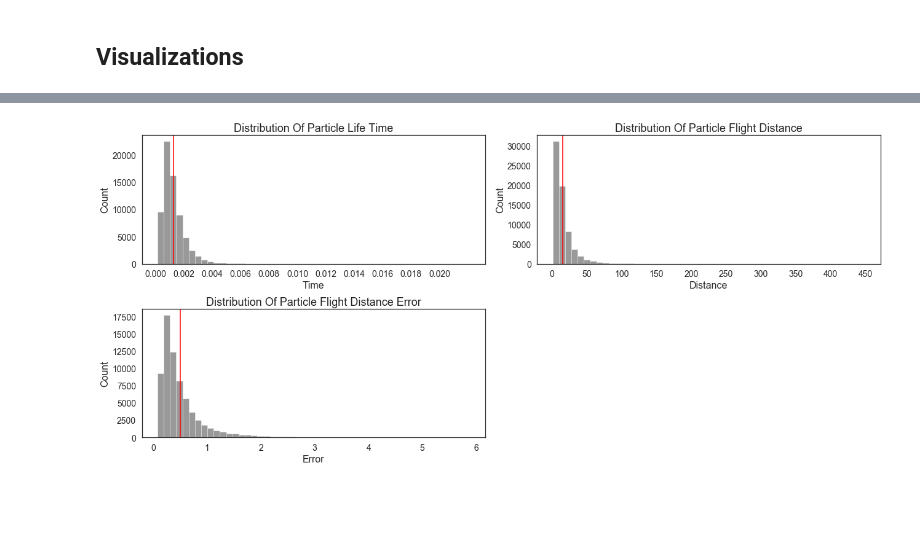
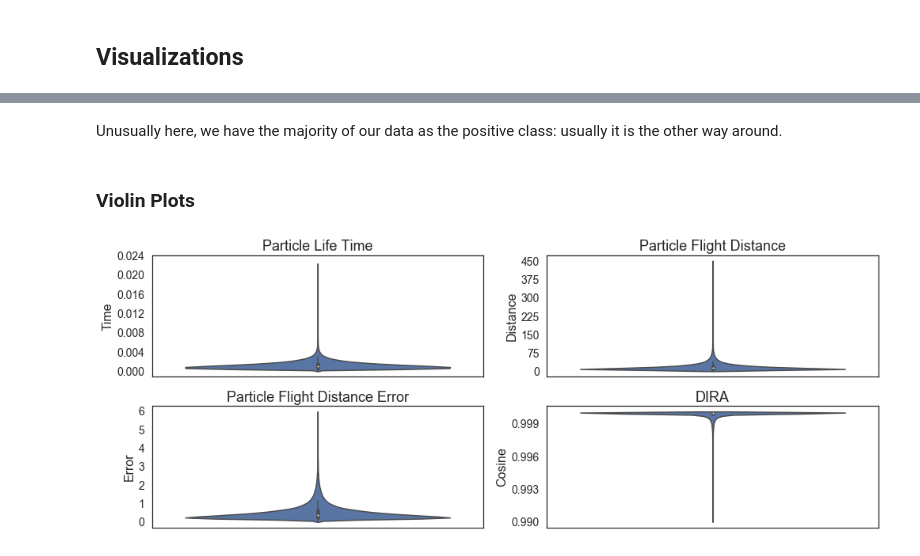
Before and after one commit to a-bergman/Flavors_Of_Physics, a Jupyter notebook: Code/Exploration & Visualizations.ipynb, the cells around one changed output, grey strips where cells are left out. Saved outputs shown, nothing was run; the diff lists cells and outputs as text; code cells hidden in the pictures; blank space fills up the shorter version.

Commit message:
finished visuals

```diff
--- a/Code/Exploration & Visualizations.ipynb
+++ b/Code/Exploration & Visualizations.ipynb
@@ -209,15 +218,18 @@ Index(['id', 'life_time', 'dira', 'flight_distance', 'flight_distance_error',
+# %% [markdown]
+Unusually here, we have the majority of our data as the positive class: usually it is the other way around.
+# %% [markdown]
+### Violin Plots
 # %%
-graphs.histograms(df      = phys_data,
-                  columns = ["life_time", "flight_distance",
-                             "flight_distance_error"],
-                  titles  = ["Particle Life Time", "Particle Flight Distance",
-                             "Particle Flight Distance Error"],
-                  labels  = ["Time", "Distance", "Error"],
-                  ylabel  = "Count",
-                  ticks   = [np.arange(0,0.022,0.002), np.arange(0,500,50),
-                             np.arange(0,7.0,1)],
-                  dim     = (18,8),
-                  row     = 2,
-                  col     = 2)
+graphs.violinplots(df = phys_data,
+                   columns = ["life_time", "flight_distance",
+                              "flight_distance_error", "dira"],
+                   titles  = ["Particle Life Time", "Particle Flight Distance",
+                              "Particle Flight Distance Error", "DIRA"],
+                   labels  = ["Time", "Distance", "Error", "Cosine"],
+                   ticks   = [np.arange(0,0.028,0.004), np.arange(0,500,75),
+                              np.arange(0,7.0,1), np.arange(0.99,1.0,0.003)],
+                   dim     = (14,8),
+                   row     = 3,
+                   col     = 2)
 # %% [output]
-[figure, old version]
+[figure, new version]
```
Also changed, not shown: parts of 21 cells of this notebook.
